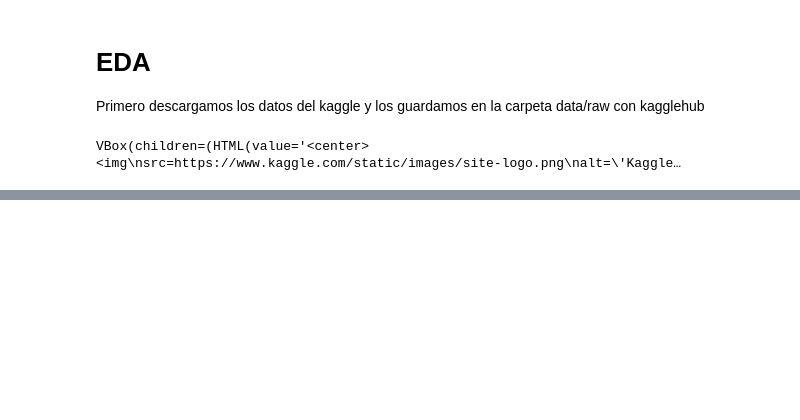
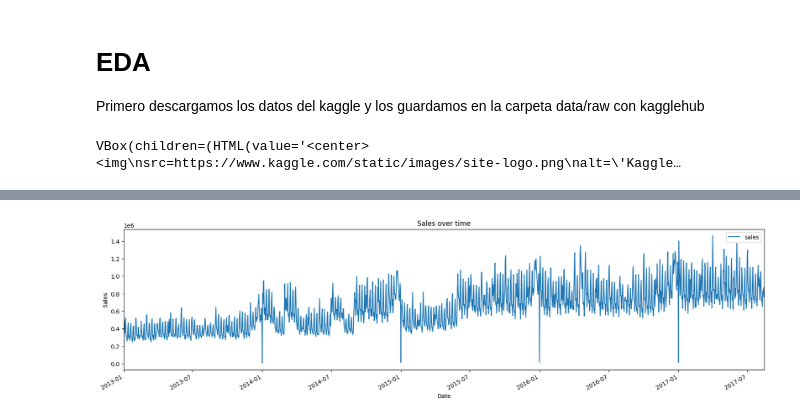
Before and after one commit to Felisuco092/Store_Sales_Time_Series_Forecasting, a Jupyter notebook: notebooks/01_eda.ipynb, the cells around one changed output, grey strips where cells are left out. Drawn from its saved outputs; the diff is of its cells as text; code cells hidden in the pictures; blank space fills up the shorter version.

Commit message:
feat: View of the raw data in some points of view (EDA)

```diff
--- a/notebooks/01_eda.ipynb
+++ b/notebooks/01_eda.ipynb
@@ -6,4 +6,11 @@ import kagglehub
 kagglehub.login()
 # %% [output]
 VBox(children=(HTML(value='<center> <img\nsrc=https://www.kaggle.com/static/images/site-logo.png\nalt=\'Kaggle…
+# %%
+import os
+import shutil
+
+data_raw_path = os.path.join('..','data', 'raw')
+os.makedirs(data_raw_path, exist_ok=True)
+COMPETITION_NAME = 'store-sales-time-series-forecasting'
 # %%
@@ -28,0 +35,5 @@ os.path.abspath(os.path.join(os.getcwd(), 'data', 'raw'))
+# %%
+#Importamos el train y test
+import pandas as pd
+train = pd.read_csv(os.path.join(data_raw_path, COMPETITION_NAME, 'train.csv'), index_col='id', parse_dates=['date'])
+test = pd.read_csv(os.path.join(data_raw_path, COMPETITION_NAME, 'test.csv'), index_col='id', parse_dates=['date'])
@@ -28,0 +54,4 @@ os.path.abspath(os.path.join(os.getcwd(), 'data', 'raw'))
+# %%
+#Pasamos la columna date a index para poder hacer un plot de series temporales
+train_index_date = train.reset_index().set_index('date')
+train_index_date.head()
@@ -28,0 +66,4 @@ os.path.abspath(os.path.join(os.getcwd(), 'data', 'raw'))
+# %%
+#Como tiene dias duplicados vamos a agrupar por fecha y sumar las ventas de cada dia
+train_index_date = train_index_date.groupby('date').sum()
+train_index_date.head()
@@ -28,0 +78,12 @@ os.path.abspath(os.path.join(os.getcwd(), 'data', 'raw'))
+# %%
+#Hacemos el plot y ponemos de x el indice date
+import matplotlib.pyplot as plt
+
+train_index_date.plot( y='sales', figsize=(20, 5))
+plt.xlabel('Date')
+plt.ylabel('Sales')
+plt.title('Sales over time')
+plt.xlim(train_index_date.index.min(), train_index_date.index.max())
+plt.show()
+# %% [output]
+[figure, added]
```
Also changed, not shown: parts of 21 cells of this notebook.
